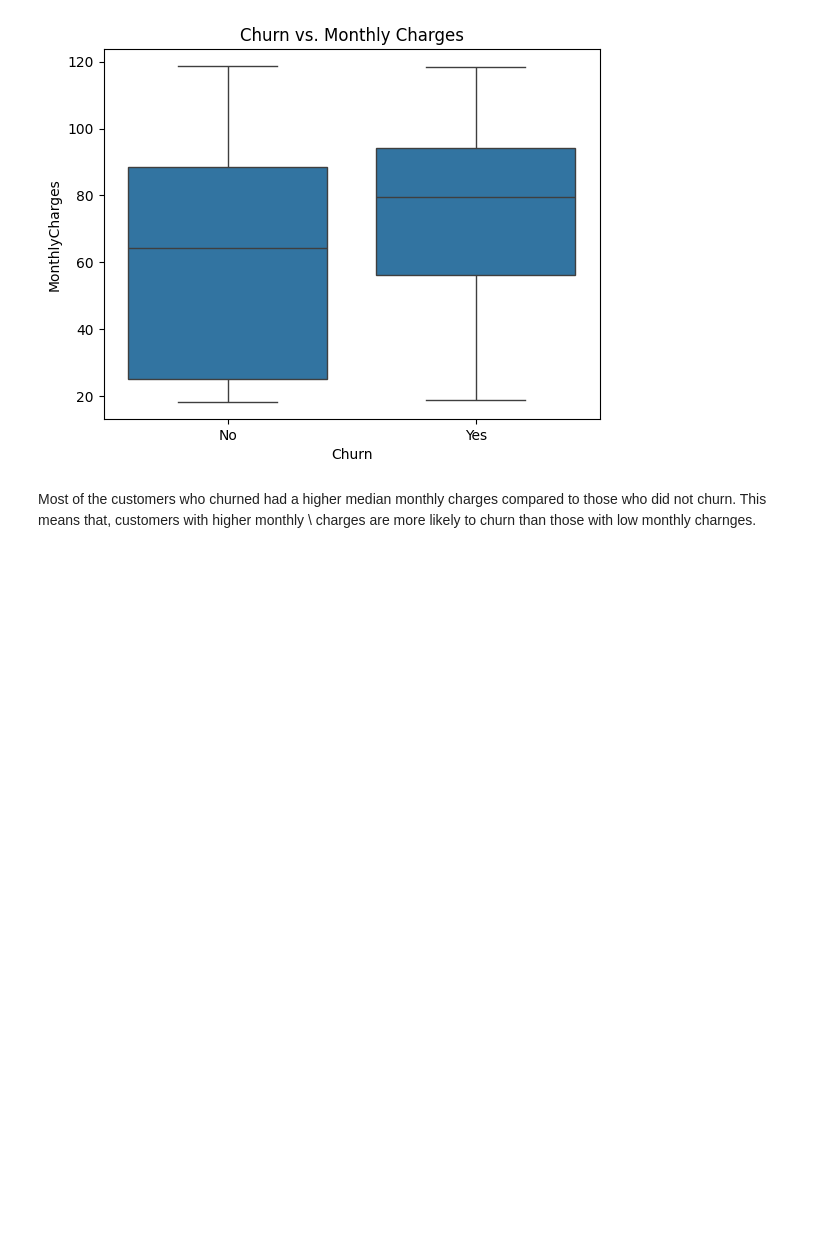
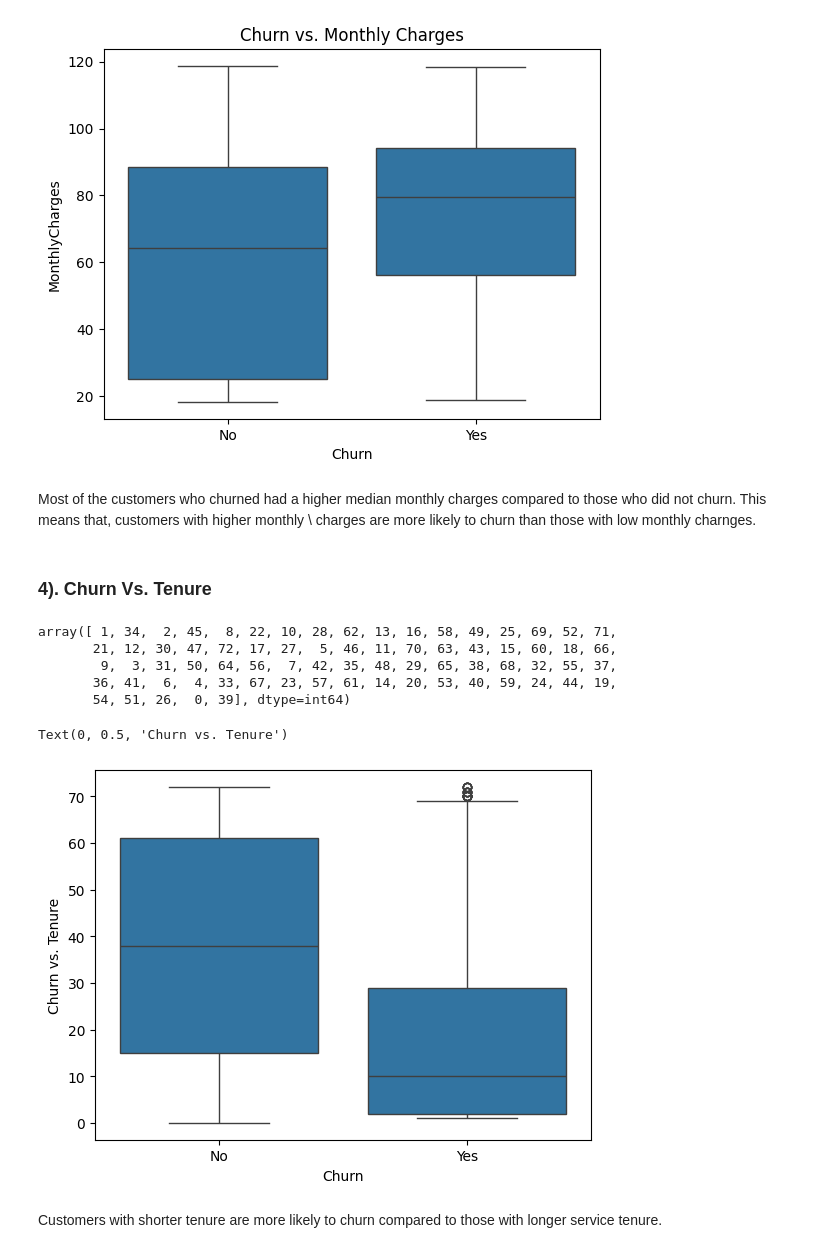
Before and after one commit to mut-rogers/customer_churn, a Jupyter notebook: churn.ipynb, the cells around one changed output. Drawn from its saved outputs; the diff is of its cells as text; code cells hidden in the pictures; blank space fills up the shorter version.

```diff
--- a/churn.ipynb
+++ b/churn.ipynb
@@ -426,3 +426,21 @@ Text(0.5, 1.0, 'Churn vs. Monthly Charges')
 # %% [markdown]
 Most of the customers who churned had a higher median monthly charges compared to those who did not churn. This means that, customers with higher monthly \
 charges are more likely to churn than those with low monthly charnges.
+# %% [markdown]
+### 4). Churn Vs. Tenure
+# %%
+dataset.tenure.unique()
+# %% [output]
+array([ 1, 34,  2, 45,  8, 22, 10, 28, 62, 13, 16, 58, 49, 25, 69, 52, 71,
+       21, 12, 30, 47, 72, 17, 27,  5, 46, 11, 70, 63, 43, 15, 60, 18, 66,
+        9,  3, 31, 50, 64, 56,  7, 42, 35, 48, 29, 65, 38, 68, 32, 55, 37,
+       36, 41,  6,  4, 33, 67, 23, 57, 61, 14, 20, 53, 40, 59, 24, 44, 19,
+       54, 51, 26,  0, 39], dtype=int64)
+# %%
+sns.boxplot(dataset, x="Churn", y="tenure")
+plt.ylabel("Churn vs. Tenure")
+# %% [output]
+Text(0, 0.5, 'Churn vs. Tenure')
+[figure, added]
+# %% [markdown]
+Customers with shorter tenure are more likely to churn compared to those with longer service tenure.
```
Also changed, not shown: parts of 1 cell of this notebook.
